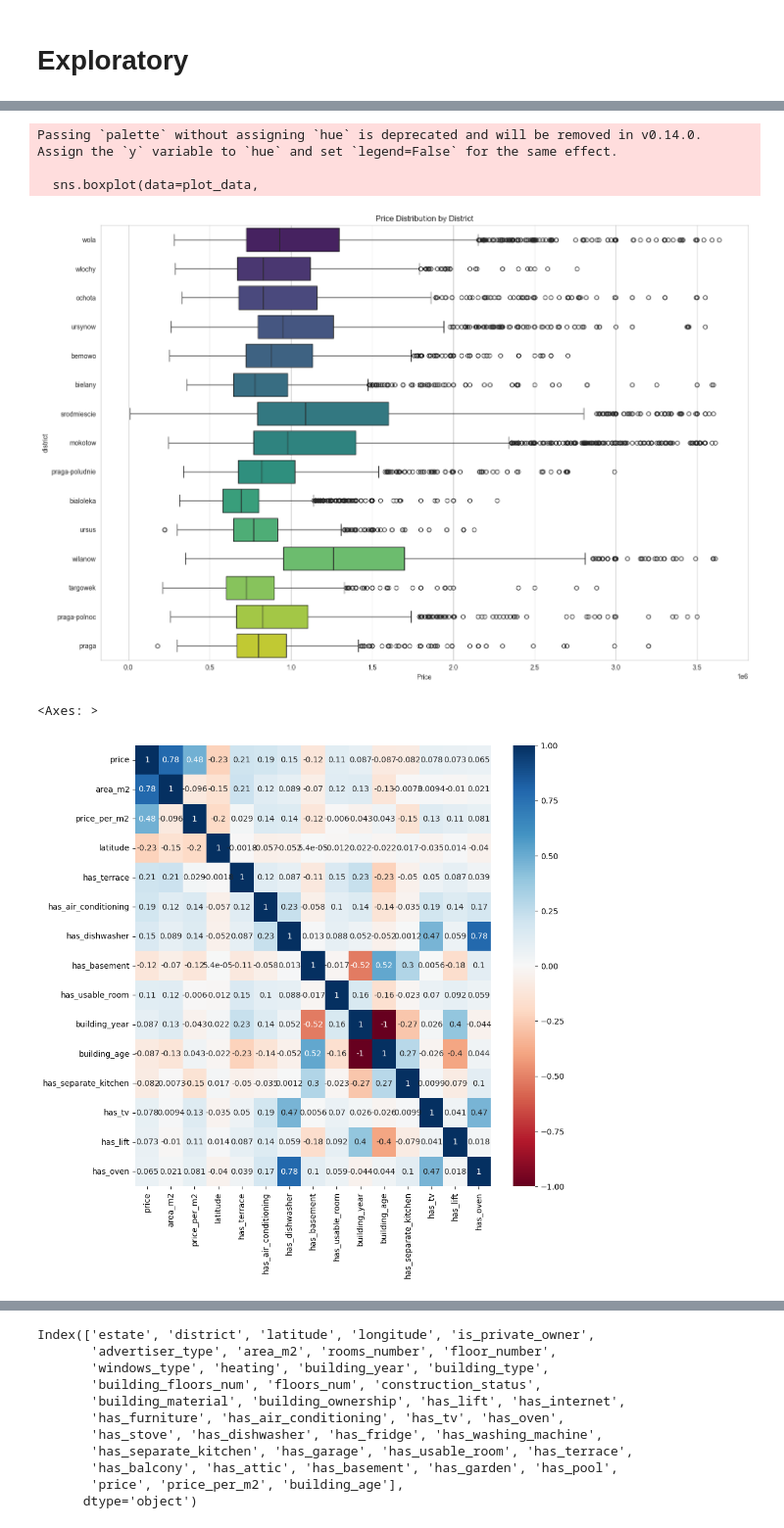
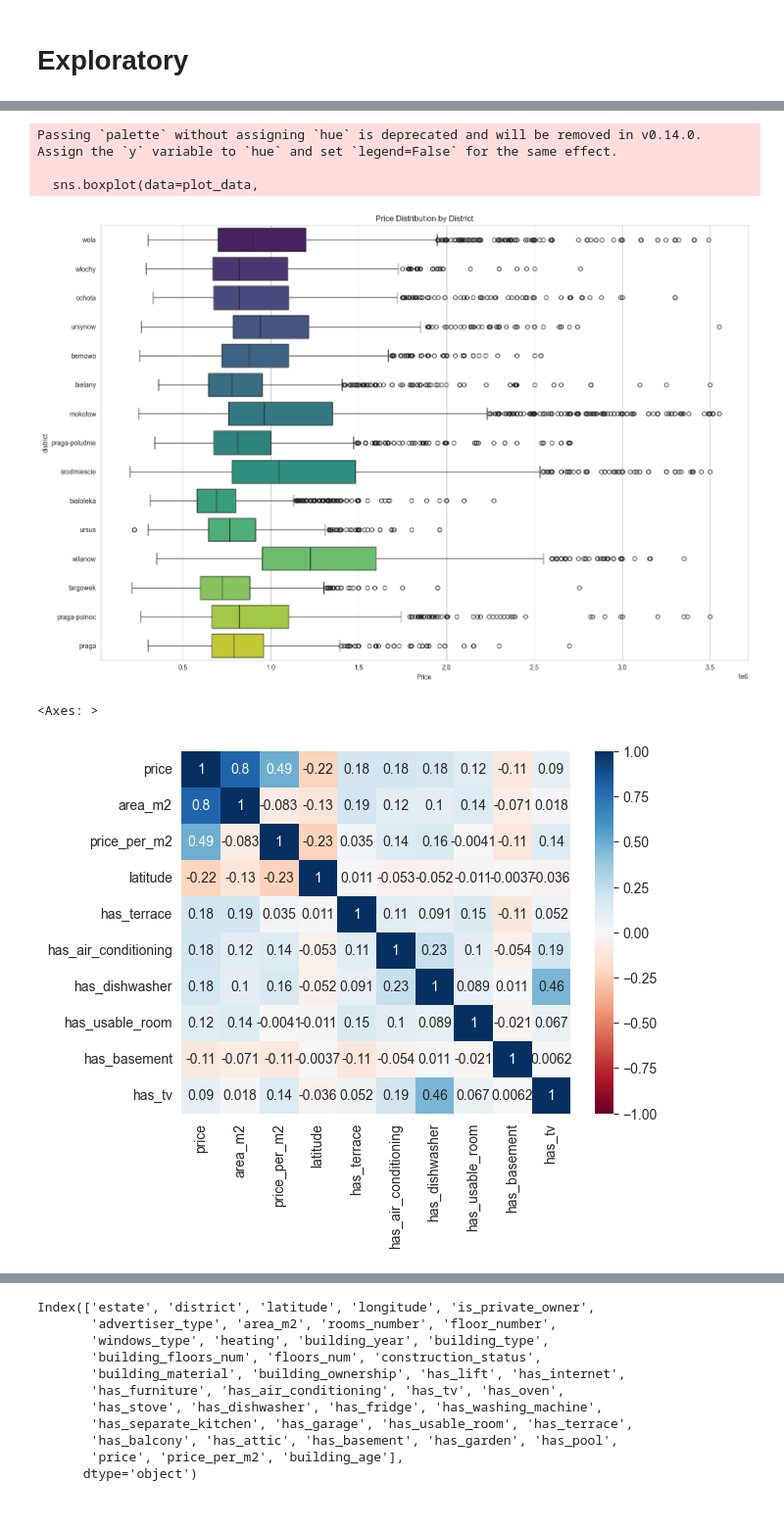
Before and after one commit to scarcamo/ml2-project, a Jupyter notebook: regression.ipynb, the cells around one changed output, grey strips where cells are left out. Shown at 98% size. Drawn from its saved outputs; the diff is of its cells as text; code cells hidden in the pictures.

```diff
--- a/regression.ipynb
+++ b/regression.ipynb
@@ -3,7 +3,8 @@ import pandas as pd
 import numpy as np
 import matplotlib.pyplot as plt
 
-
+RANDOM_STATE = 42
+np.random.seed(RANDOM_STATE)
 
 
 df = pd.read_csv('data/real_estate_regression.csv')
@@ -57,7 +58,39 @@ cond2 = df['area_m2']>=10 #
 cond3 = df['area_m2'] < df['area_m2'].mean() + df['area_m2'].std()*3
 cond4 = df['price'] < df['price'].mean() + df['price'].std()*3
 cond5 = df['building_floors_num']< df['building_floors_num'].mean() + df['building_floors_num'].std()*3
+cond6 = df['price_per_m2']< df['price_per_m2'].mean() + df['price_per_m2'].std()*3
 
-df = df[cond1&cond2&cond3&cond4&cond5].reset_index(drop=True)
+df = df[cond1&cond2&cond3&cond4&cond5&cond6].reset_index(drop=True)
+# %%
+multiplier=2.5
+df_clean = df.copy()
+columns = ['area_m2', 'price', 'building_floors_num', 'price_per_m2']
+
+for col in columns:
+
+    if col in ['price', 'price_per_m2']:
+        values = np.log(df_clean[col])
+    else:
+        values = df_clean[col]
+
+    Q1 = values.quantile(0.25)
+    Q3 = values.quantile(0.75)
+    IQR = Q3 - Q1
+    lower_bound = Q1 - multiplier * IQR
+    upper_bound = Q3 + multiplier * IQR
+
+    if col in ['price', 'price_per_m2']:
+        # Convert bounds back from log space
+        df_clean = df_clean[
+            (np.log(df_clean[col]) >= lower_bound) &
+            (np.log(df_clean[col]) <= upper_bound)
+        ]
+    else:
+        df_clean = df_clean[
+            (df_clean[col] >= lower_bound) &
+            (df_clean[col] <= upper_bound)
+        ]
+
+df=df_clean
 # %%
 ENABLE_HYPERPARAM_TUNING = True
@@ -139,25 +186,25 @@ plt.tight_layout()
 Passing `palette` without assigning `hue` is deprecated and will be removed in v0.14.0. Assign the `y` variable to `hue` and set `legend=False` for the same effect.
 
   sns.boxplot(data=plot_data,
-[figure, old version]
+[figure, new version]
 # %%
 numeric_cols = df.select_dtypes(include=np.number).columns
 
 
 
-plt.figure(figsize=(10, 10))
-top_features = df[numeric_cols].corr()['price'].sort_values(ascending=False).abs().nlargest(15)
+#plt.figure(figsize=(10, 10))
+top_features = df[numeric_cols].corr()['price'].sort_values(ascending=False).abs().nlargest(10)
 top_corr = df[top_features.index].corr()
 
 sns.heatmap(top_corr,
             annot=True,
             cmap='RdBu',
             vmin=-1,
             vmax=1,
             center=0)
 # %% [output]
 <Axes: >
-[figure, old version]
+[figure, new version]
 # %%
 df.groupby(['estate', 'has_balcony']).agg({'price': 'describe'})
 # %% [output]
```
Also changed, not shown: parts of 25 cells of this notebook, 10 other files.
